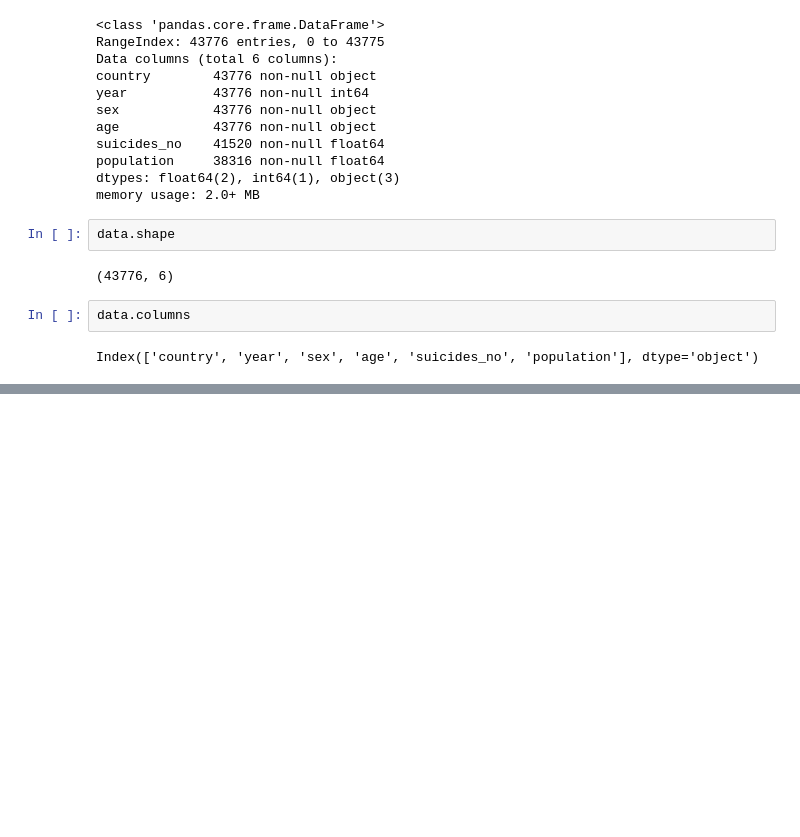
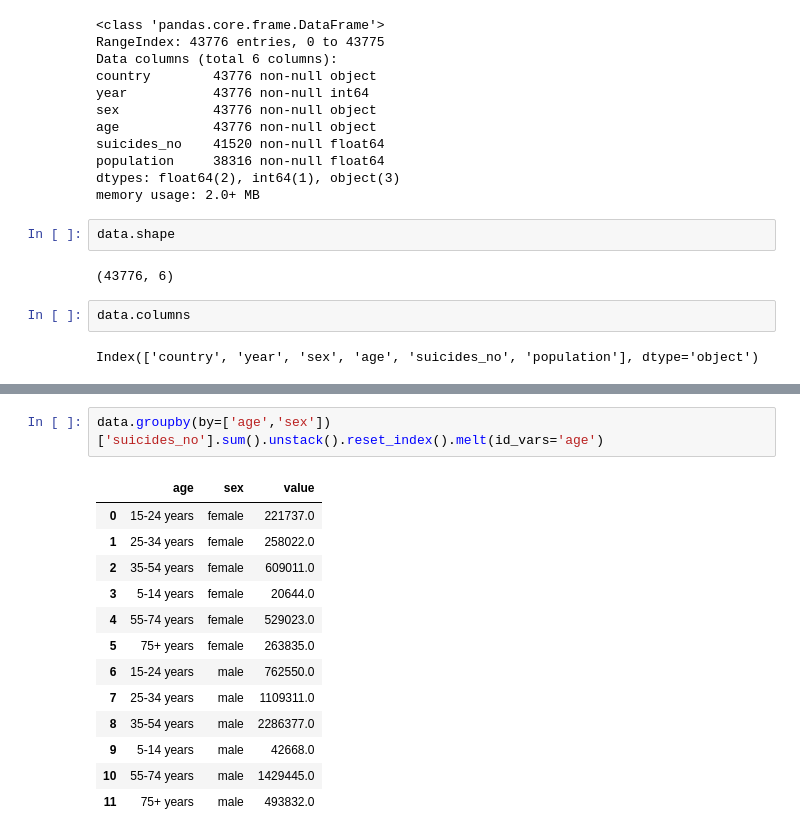
Before and after one commit to ArslanAliAwan/hnps, a Jupyter notebook: hnps.ipynb, the cells around one changed output, grey strips where cells are left out. Saved outputs shown, nothing was run; the diff lists cells and outputs as text; blank space fills up the shorter version.

```diff
--- a/hnps.ipynb
+++ b/hnps.ipynb
@@ -72,0 +75,16 @@ ax = sns.catplot(x="sex", y="suicides_no",col='age', data=data, estimator=median
+# %%
+data.groupby(by=['age','sex'])['suicides_no'].sum().unstack().reset_index().melt(id_vars='age')
+# %% [output]
+|  | age | sex | value |
+| 0 | 15-24 years | female | 221737.0 |
+| 1 | 25-34 years | female | 258022.0 |
+| 2 | 35-54 years | female | 609011.0 |
+| 3 | 5-14 years | female | 20644.0 |
+| 4 | 55-74 years | female | 529023.0 |
+| 5 | 75+ years | female | 263835.0 |
+| 6 | 15-24 years | male | 762550.0 |
+| 7 | 25-34 years | male | 1109311.0 |
+| 8 | 35-54 years | male | 2286377.0 |
+| 9 | 5-14 years | male | 42668.0 |
+| 10 | 55-74 years | male | 1429445.0 |
+| 11 | 75+ years | male | 493832.0 |
```
Also changed, not shown: parts of 9 cells of this notebook.
